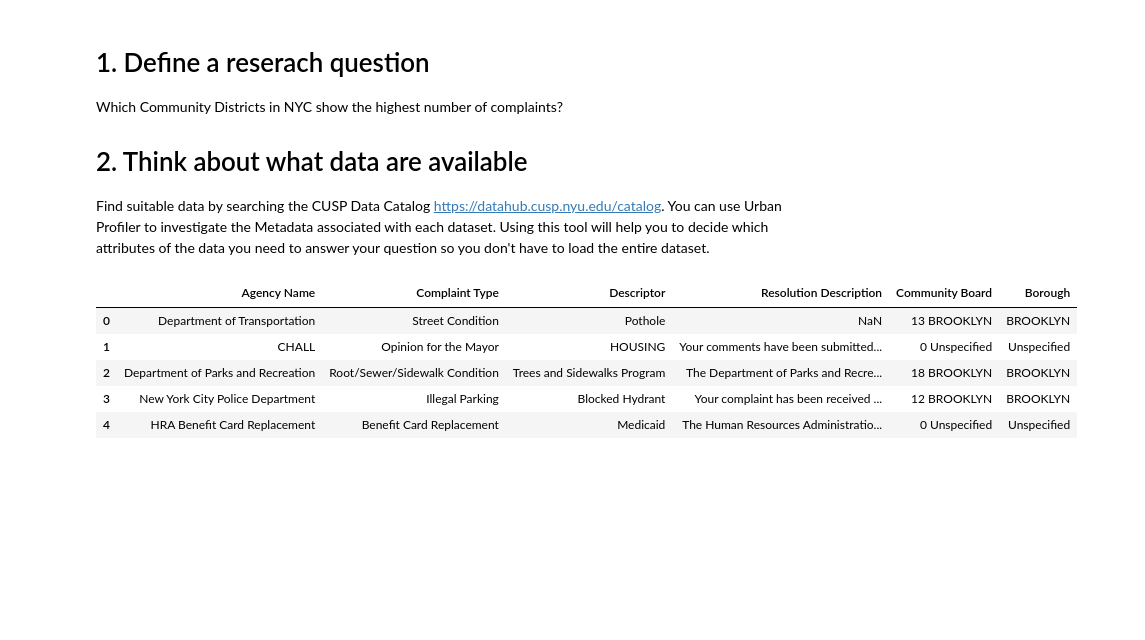
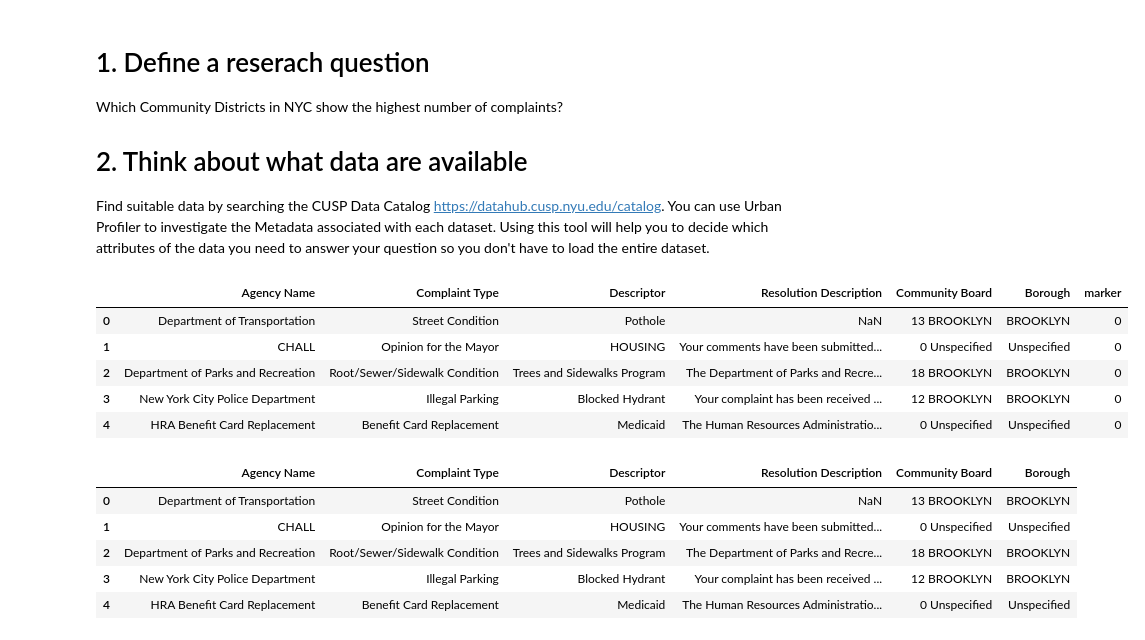
Before and after one commit to overwaterland/PUI2016_hc1924, a Jupyter notebook: HW8_hc1924/HW8_1_hc1924.ipynb, the cells around one changed output. Cells and saved outputs as stored; diff of their text form; code cells hidden in the pictures; blank space fills up the shorter version.

```diff
--- a/HW8_hc1924/HW8_1_hc1924.ipynb
+++ b/HW8_hc1924/HW8_1_hc1924.ipynb
@@ -27,7 +27,14 @@ data = pd.read_csv('/projects/open/NYCOpenData/nycopendata/data/erm2-nwe9/144683
                    usecols = ['Borough', 'Complaint Type', 'Agency Name','Descriptor',
                               'Community Board', 'Resolution Description'])
 # %%
-data1 = data
+data1.head()
+# %% [output]
+|  | Agency Name | Complaint Type | Descriptor | Resolution Description | Community Board | Borough | marker |
+| 0 | Department of Transportation | Street Condition | Pothole | NaN | 13 BROOKLYN | BROOKLYN | 0 |
+| 1 | CHALL | Opinion for the Mayor | HOUSING | Your comments have been submitted... | 0 Unspecified | Unspecified | 0 |
+| 2 | Department of Parks and Recreation | Root/Sewer/Sidewalk Condition | Trees and Sidewalks Program | The Department of Parks and Recre... | 18 BROOKLYN | BROOKLYN | 0 |
+| 3 | New York City Police Department | Illegal Parking | Blocked Hydrant | Your complaint has been received ... | 12 BROOKLYN | BROOKLYN | 0 |
+| 4 | HRA Benefit Card Replacement | Benefit Card Replacement | Medicaid | The Human Resources Administratio... | 0 Unspecified | Unspecified | 0 |
 # %%
 data.head()
 # %% [output]
```
Also changed, not shown: parts of 5 cells of this notebook, 1 other file.
